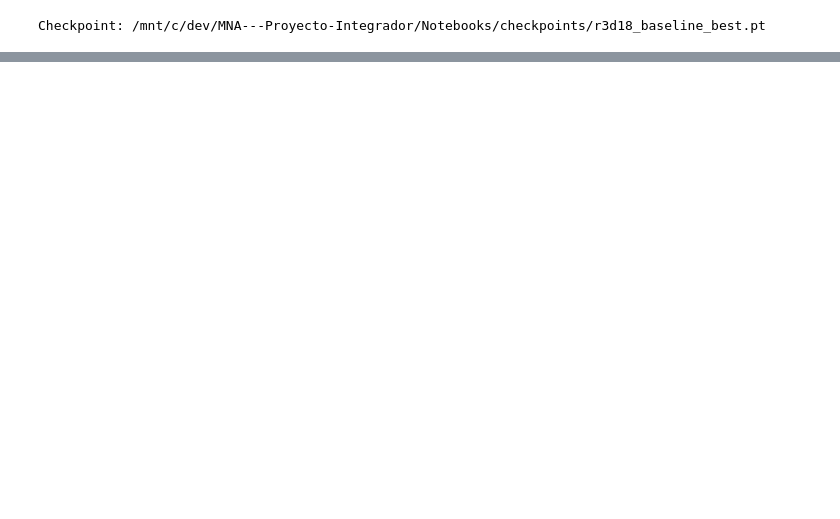
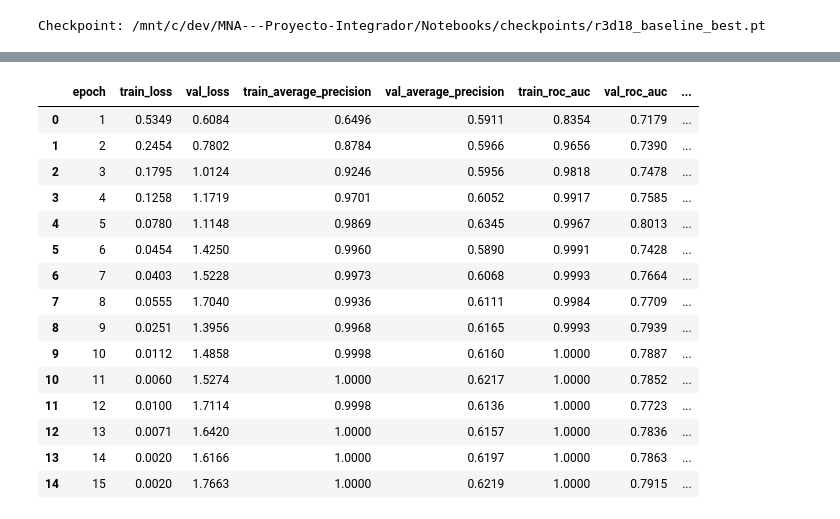
Before and after one commit to joseluistinajero/MNA---Proyecto-Integrador, a Jupyter notebook: Notebooks/Avance3_Equipo41.ipynb, the cells around one changed output, grey strips where cells are left out. Cells and saved outputs as stored; diff of their text form; code cells hidden in the pictures; blank space fills up the shorter version.

```diff
--- a/Notebooks/Avance3_Equipo41.ipynb
+++ b/Notebooks/Avance3_Equipo41.ipynb
@@ -3338,11 +3405,23 @@ import pandas as pd
 
 USE_AMP = device.type == "cuda"
 
-scaler = torch.amp.GradScaler(
-    "cuda",
-    enabled=USE_AMP
-)
 
+def crear_grad_scaler(device):
+    """
+    Crea un GradScaler nuevo para entrenamiento con
+    precisión mixta.
+    """
+
+    return torch.amp.GradScaler(
+        device.type,
+        enabled=(device.type == "cuda")
+    )
+
+
+scaler = crear_grad_scaler(device)
+
+print("AMP habilitado:", USE_AMP)
+print("GradScaler habilitado:", scaler.is_enabled())
 
 def entrenar_una_epoca(
     model,
@@ -3759,0 +3635,2 @@ Existe: True
+# %%
+FORCE_RETRAIN = False
@@ -3759,0 +4348,35 @@ Existe: True
+# %%
+columnas_resumen = [
+    "epoch",
+    "train_loss",
+    "val_loss",
+    "train_average_precision",
+    "val_average_precision",
+    "train_roc_auc",
+    "val_roc_auc",
+    "val_f1",
+    "val_recall"
+]
+
+display(
+    historial_df[
+        columnas_resumen
+    ].round(4)
+)
+# %% [output]
+|  | epoch | train_loss | val_loss | train_average_precision | val_average_precision | train_roc_auc | val_roc_auc | ... |
+| 0 | 1 | 0.5349 | 0.6084 | 0.6496 | 0.5911 | 0.8354 | 0.7179 | ... |
+| 1 | 2 | 0.2454 | 0.7802 | 0.8784 | 0.5966 | 0.9656 | 0.7390 | ... |
+| 2 | 3 | 0.1795 | 1.0124 | 0.9246 | 0.5956 | 0.9818 | 0.7478 | ... |
+| 3 | 4 | 0.1258 | 1.1719 | 0.9701 | 0.6052 | 0.9917 | 0.7585 | ... |
+| 4 | 5 | 0.0780 | 1.1148 | 0.9869 | 0.6345 | 0.9967 | 0.8013 | ... |
+| 5 | 6 | 0.0454 | 1.4250 | 0.9960 | 0.5890 | 0.9991 | 0.7428 | ... |
+| 6 | 7 | 0.0403 | 1.5228 | 0.9973 | 0.6068 | 0.9993 | 0.7664 | ... |
+| 7 | 8 | 0.0555 | 1.7040 | 0.9936 | 0.6111 | 0.9984 | 0.7709 | ... |
+| 8 | 9 | 0.0251 | 1.3956 | 0.9968 | 0.6165 | 0.9993 | 0.7939 | ... |
+| 9 | 10 | 0.0112 | 1.4858 | 0.9998 | 0.6160 | 1.0000 | 0.7887 | ... |
+| 10 | 11 | 0.0060 | 1.5274 | 1.0000 | 0.6217 | 1.0000 | 0.7852 | ... |
+| 11 | 12 | 0.0100 | 1.7114 | 0.9998 | 0.6136 | 1.0000 | 0.7723 | ... |
+| 12 | 13 | 0.0071 | 1.6420 | 1.0000 | 0.6157 | 1.0000 | 0.7836 | ... |
+| 13 | 14 | 0.0020 | 1.6166 | 1.0000 | 0.6197 | 1.0000 | 0.7863 | ... |
+| 14 | 15 | 0.0020 | 1.7663 | 1.0000 | 0.6219 | 1.0000 | 0.7915 | ... |
```
Also changed, not shown: parts of 30 cells of this notebook.
